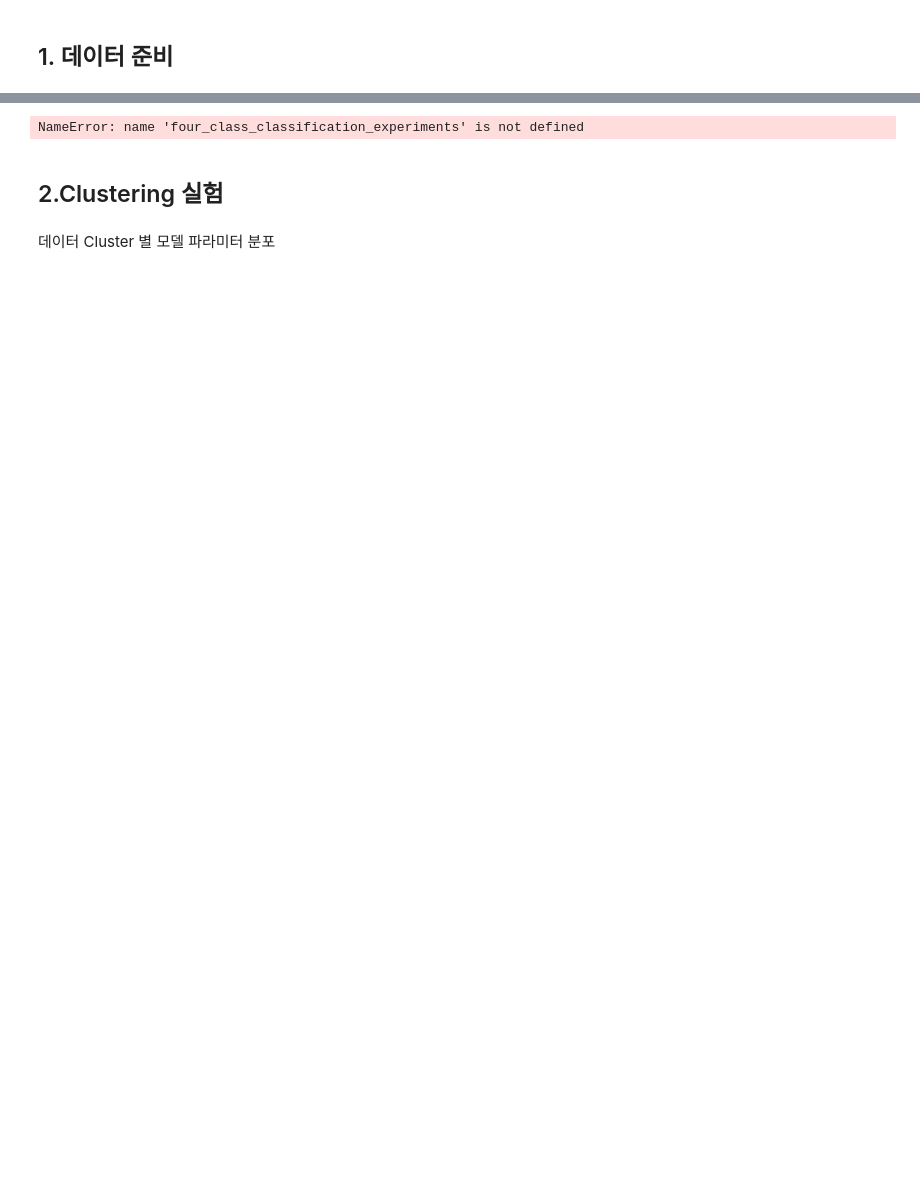
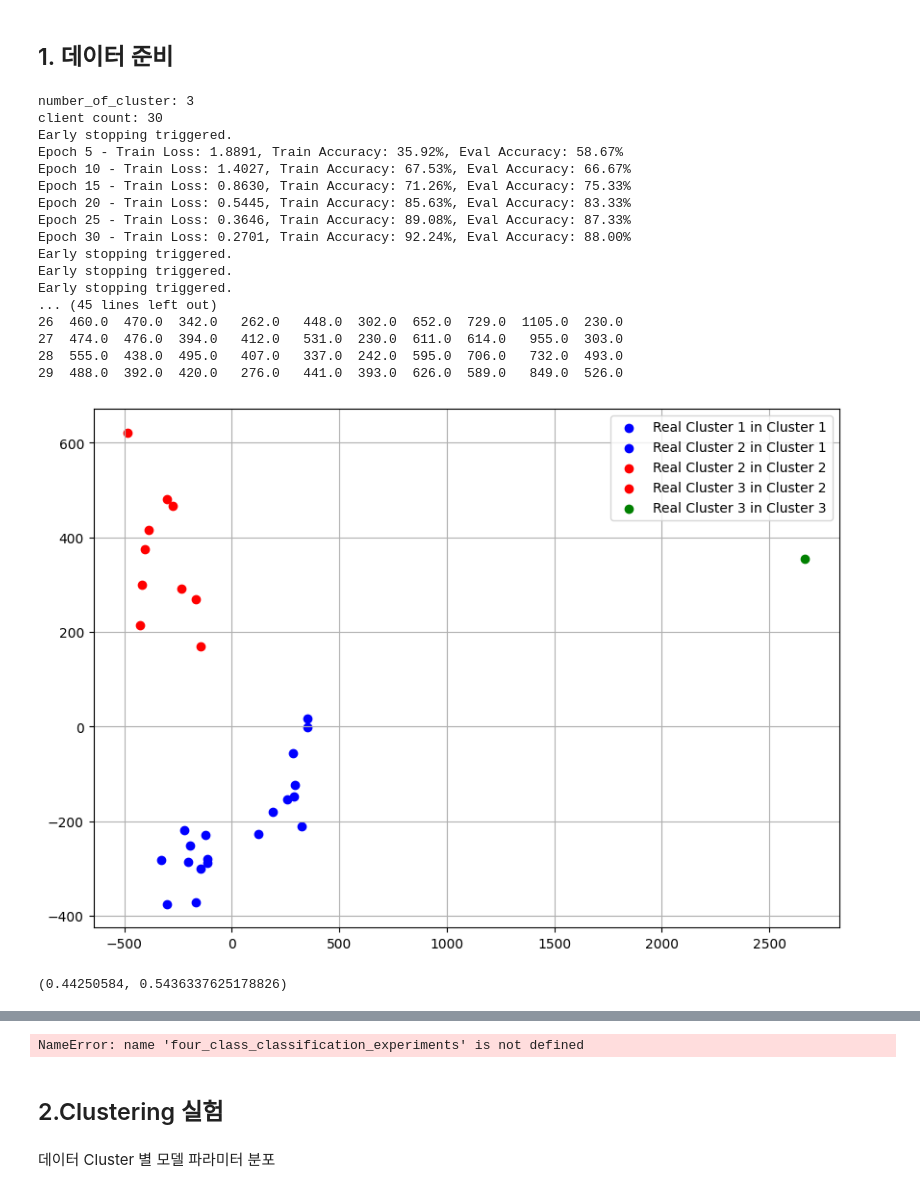
Before and after one commit to yangbaechu/FD-with-Label-Based-Group-Structure, a Jupyter notebook: FedCD.ipynb, the cells around one changed output, grey strips where cells are left out. Saved outputs shown, nothing was run; the diff lists cells and outputs as text; code cells hidden in the pictures; blank space fills up the shorter version.

Commit message:
Visualize cluster

```diff
--- a/FedCD.ipynb
+++ b/FedCD.ipynb
@@ -454,6 +458,7 @@ def TC_experiments(total_client_data, distill_data, alpha, number_of_cluster, cl
 
 
     cluster_logits,  cluster_idcs, label_predicted = server.get_cluster_logits(client_logits, number_of_cluster)
+    visualize_clusters(label_predicted, cluster_idcs, cluster_distribution)
     silhouette, ari = server.evaluate_clustering(label_predicted, cluster_distribution, cluster_idcs)
 
     return silhouette, ari
@@ -550,6 +555,28 @@ def Global_TC_experiments(total_client_data, distill_data, alpha, number_of_clus
     print(f'acc before distill: {client_accs[-2]}, {cluster_accs[-2]}, {global_accs[-2]}')
     print(f'last acc: {client_accs[-1]}, {cluster_accs[-1]}, {global_accs[-1]}')
     return client_accs, cluster_accs, global_accs
+# %%
+TC_experiments(50000, 5000, 1, 3, [1/3, 1/3, 1/3], 117, 21)
+# %% [output]
+number_of_cluster: 3
+client count: 30
+Early stopping triggered.
+Epoch 5 - Train Loss: 1.8891, Train Accuracy: 35.92%, Eval Accuracy: 58.67%
+Epoch 10 - Train Loss: 1.4027, Train Accuracy: 67.53%, Eval Accuracy: 66.67%
+Epoch 15 - Train Loss: 0.8630, Train Accuracy: 71.26%, Eval Accuracy: 75.33%
+Epoch 20 - Train Loss: 0.5445, Train Accuracy: 85.63%, Eval Accuracy: 83.33%
+Epoch 25 - Train Loss: 0.3646, Train Accuracy: 89.08%, Eval Accuracy: 87.33%
+Epoch 30 - Train Loss: 0.2701, Train Accuracy: 92.24%, Eval Accuracy: 88.00%
+Early stopping triggered.
+Early stopping triggered.
+Early stopping triggered.
+... (45 lines left out)
+26  460.0  470.0  342.0   262.0   448.0  302.0  652.0  729.0  1105.0  230.0
+27  474.0  476.0  394.0   412.0   531.0  230.0  611.0  614.0   955.0  303.0
+28  555.0  438.0  495.0   407.0   337.0  242.0  595.0  706.0   732.0  493.0
+29  488.0  392.0  420.0   276.0   441.0  393.0  626.0  589.0   849.0  526.0
+[figure, added]
+(0.44250584, 0.5436337625178826)
 # %%
 # silhouette_results = {}
 # ari_results = {}
```
Also changed, not shown: parts of 6 cells of this notebook.
